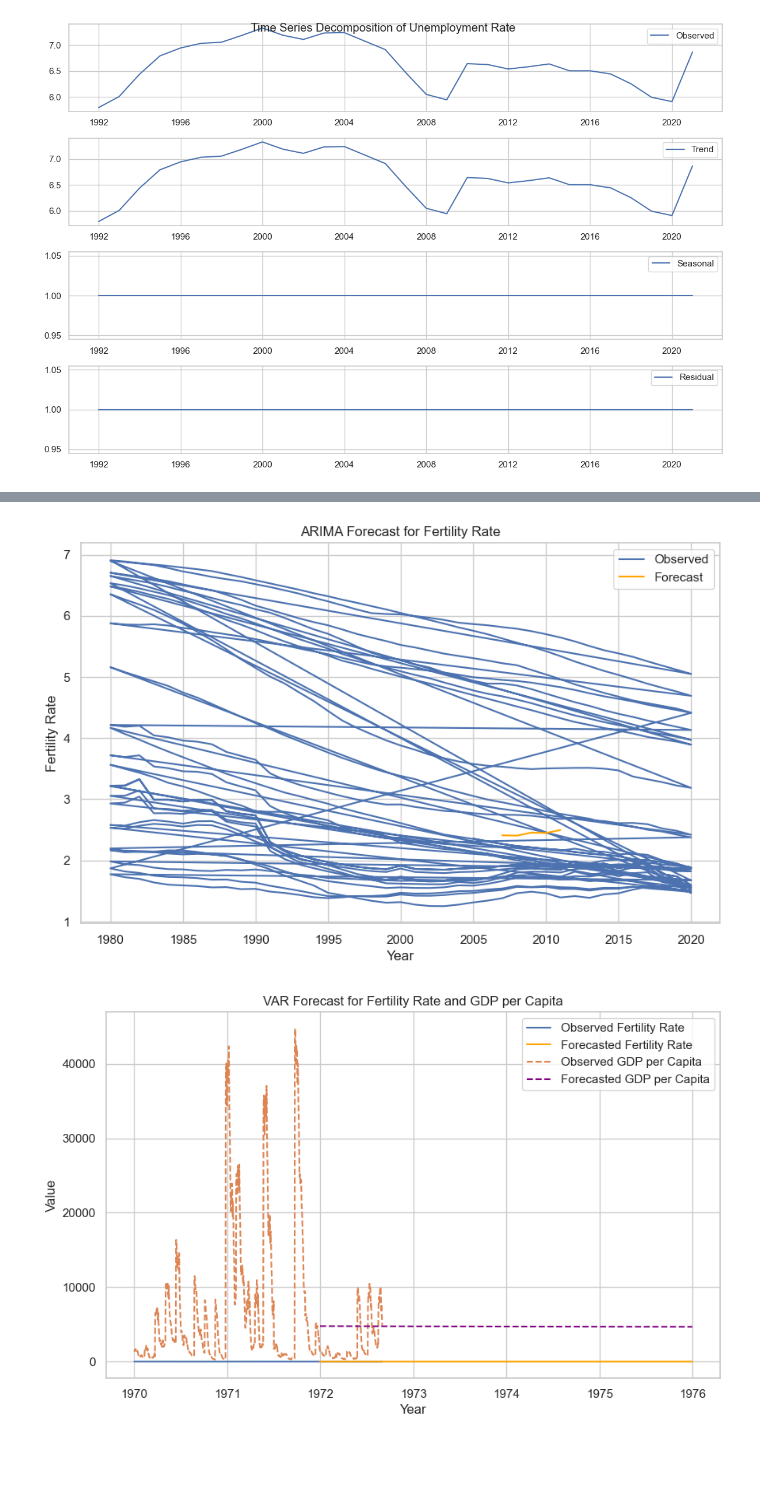
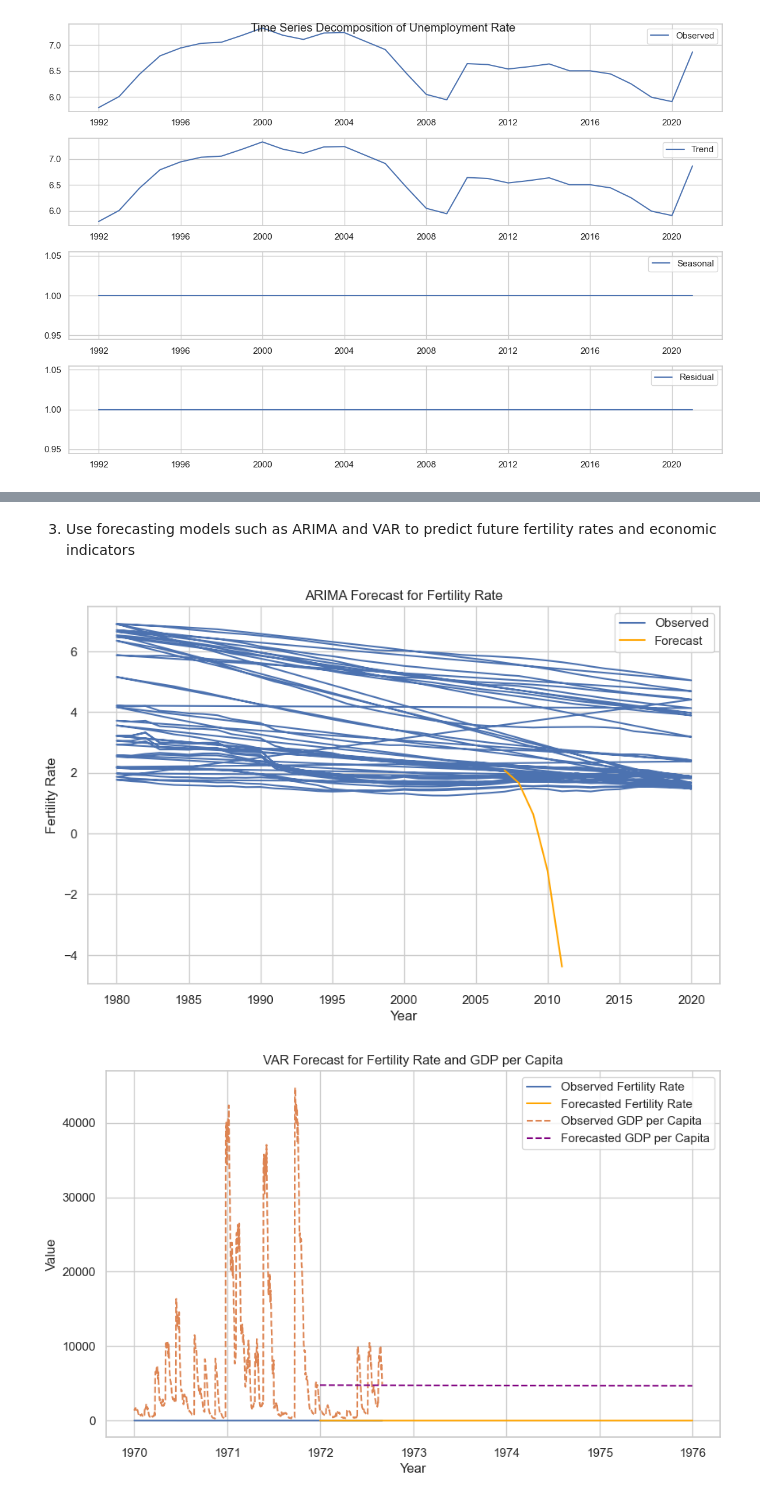
Before and after one commit to pragyaIES29/FinalProject2023, a Jupyter notebook: Project_v2.ipynb, the cells around one changed output, grey strips where cells are left out. Cells and saved outputs as stored; diff of their text form; code cells hidden in the pictures; blank space fills up the shorter version.

```diff
--- a/Project_v1.ipynb
+++ b/Project_v2.ipynb
@@ -797,6 +776,8 @@ Notes:
 [1] Standard Errors assume that the covariance matrix of the errors is correctly specified.
 [2] The condition number is large, 1.35e+04. This might indicate that there are
 strong multicollinearity or other numerical problems.
+# %% [markdown]
+3. Use forecasting models such as ARIMA and VAR to predict future fertility rates and economic indicators
 # %%
 from statsmodels.tsa.arima.model import ARIMA
 
@@ -811,35 +792,35 @@ fertility_df = pd.DataFrame(fertility_data)
 fertility_df['Year'] = pd.to_datetime(fertility_df['Year'])
 fertility_df.set_index('Year', inplace=True)
 
 # Convert the "Value" column to numeric type, handling non-numeric values
 fertility_df["Value"] = pd.to_numeric(fertility_df["Value"], errors='coerce')
 
 # Drop rows with missing or non-numeric values
 fertility_df.dropna(subset=["Value"], inplace=True)
 
 # Select only the "Value" column for ARIMA analysis
 fertility_values = fertility_df["Value"]
 
 # Fit an ARIMA model with p=2, d=1, q=2
-p, d, q = 2, 1, 2
+p, d, q = 10, 10, 8
 model = ARIMA(fertility_values, order=(p, d, q))
 results = model.fit()
 
 # Forecast future fertility rates
 forecast_steps = 5  # Number of steps to forecast
 forecast = results.forecast(steps=forecast_steps)
 
 # Plot the observed and forecasted fertility rates
 plt.figure(figsize=(10, 6))
 plt.plot(fertility_values.index, fertility_values, label='Observed')
 plt.plot(pd.date_range(start=fertility_values.index[-1], periods=forecast_steps+1, freq='Y')[1:], forecast, label='Forecast', color='orange')
 plt.legend()
 plt.title('ARIMA Forecast for Fertility Rate')
 plt.xlabel('Year')
 plt.ylabel('Fertility Rate')
 plt.show()
 # %% [output]
-[figure, old version]
+[figure, new version]
 # %%
 from statsmodels.tsa.api import VAR
 
```
Also changed, not shown: parts of 44 cells of this notebook.
